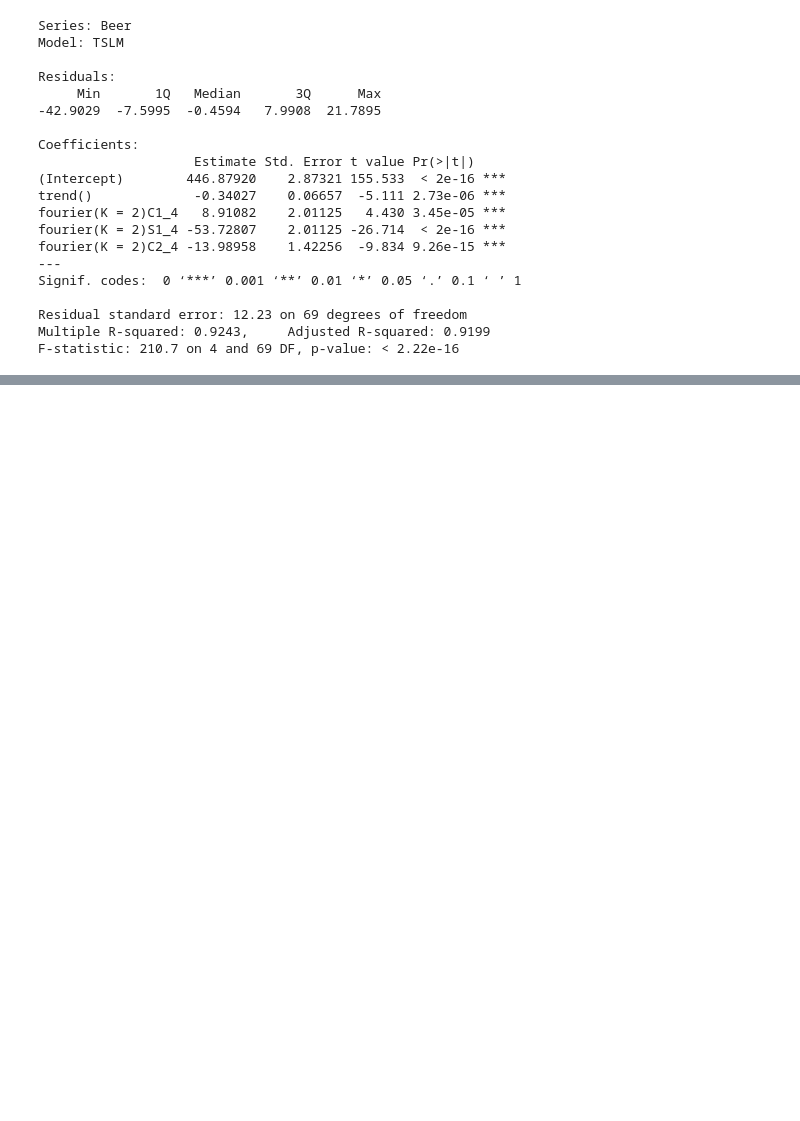
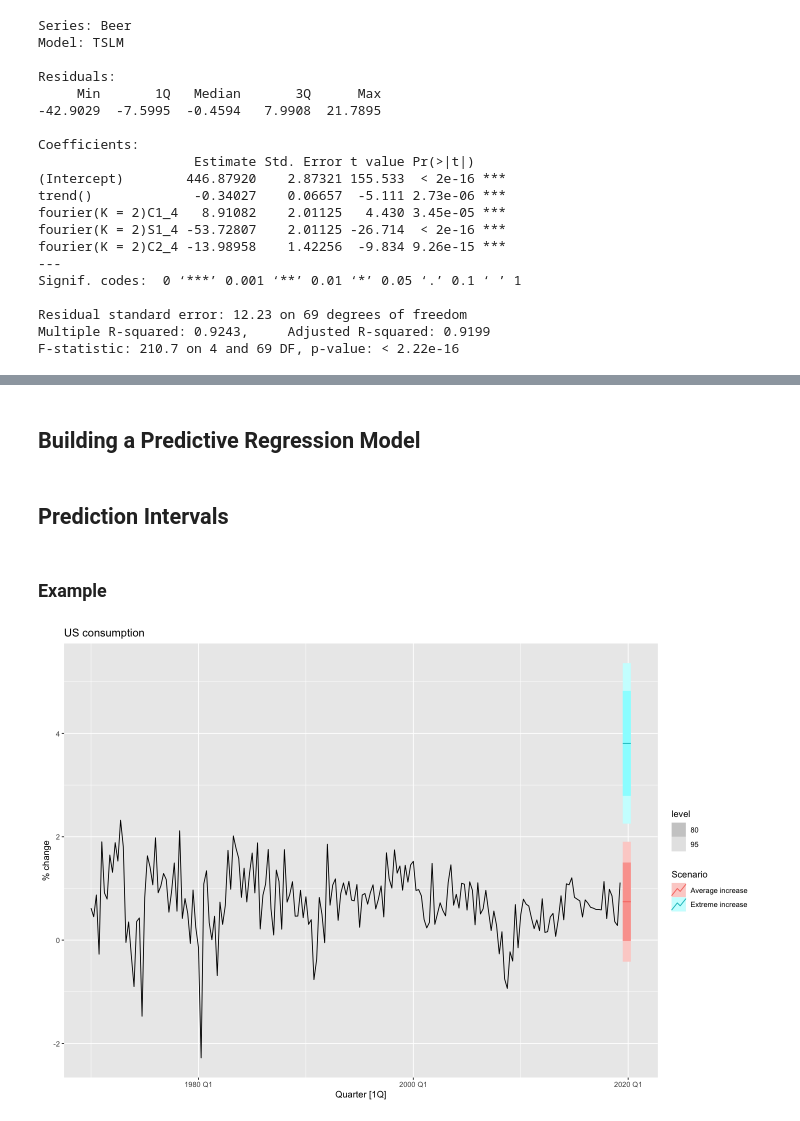
Before and after one commit to antounes/fpp3, a Jupyter notebook: 7_time_series_regression_models.ipynb, the cells around one changed output, grey strips where cells are left out. Drawn from its saved outputs; the diff is of its cells as text; code cells hidden in the pictures; blank space fills up the shorter version.

```diff
--- a/7_time_series_regression_models.ipynb
+++ b/7_time_series_regression_models.ipynb
@@ -333,0 +386,24 @@ F-statistic: 210.7 on 4 and 69 DF, p-value: < 2.22e-16
+# %% [markdown]
+## Building a Predictive Regression Model
+# %% [markdown]
+## Prediction Intervals
+# %% [markdown]
+### Example
+# %%
+fit_cons <- us_change %>%
+  model(TSLM(Consumption~Income))
+new_cons <- scenarios(
+    "Average increase" = new_data(us_change, 4) %>%
+      mutate(Income=mean(us_change$Income)),
+    "Extreme increase" = new_data(us_change, 4) %>%
+      mutate(Income=12),
+    names_to="Scenario"
+)
+fcast <- forecast(fit_cons, new_cons)
+
+us_change %>%
+  autoplot(Consumption) +
+  autolayer(fcast) +
+  labs(title="US consumption", y="% change")
+# %% [output]
+[figure, added]
```
Also changed, not shown: parts of 13 cells of this notebook.
